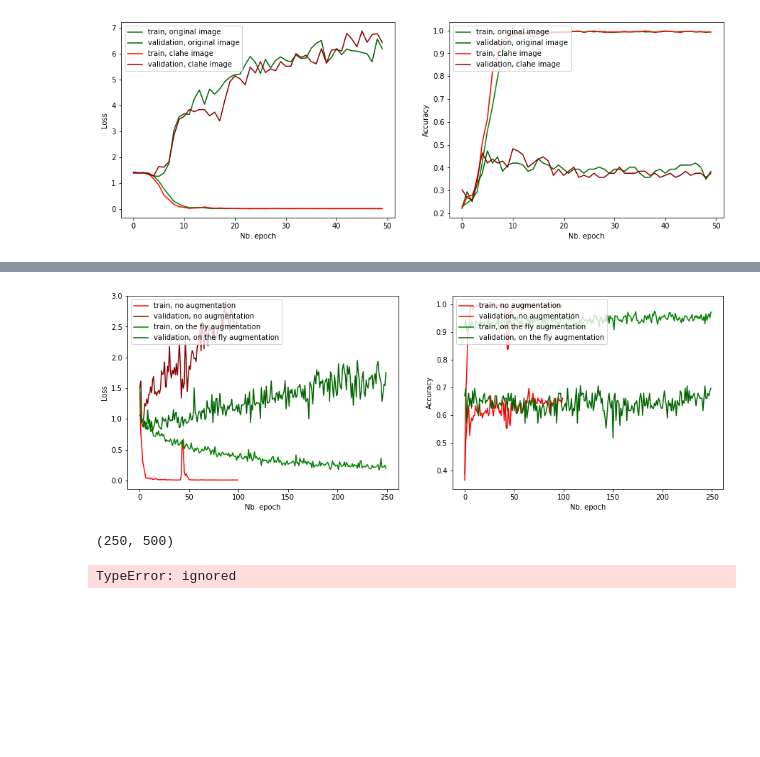
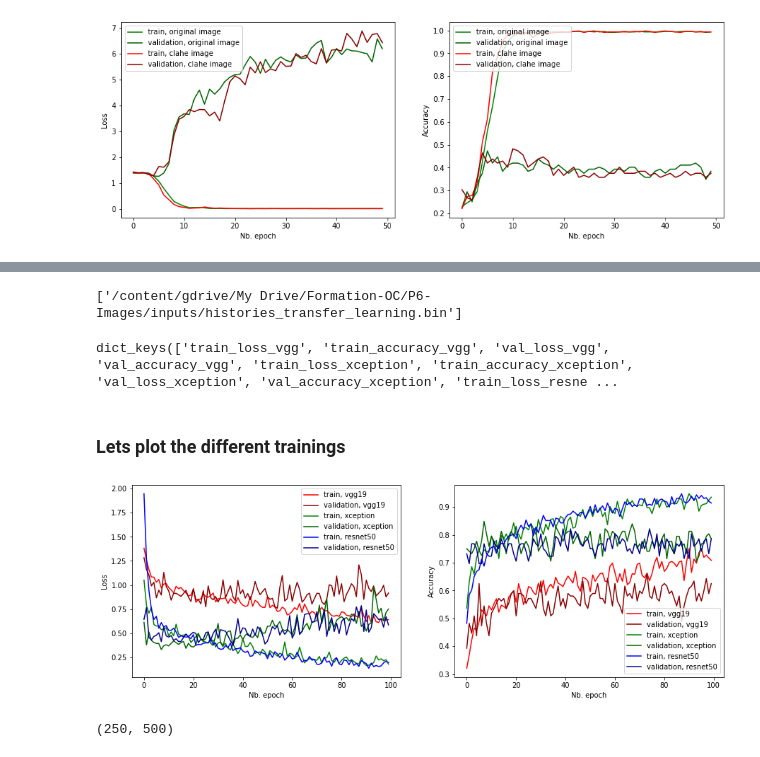
Before and after one commit to Jeremynadal33/classify_stanford_dogs, a Jupyter notebook: baseline.ipynb, the cells around one changed output, grey strips where cells are left out. Saved outputs shown, nothing was run; the diff lists cells and outputs as text; code cells hidden in the pictures; blank space fills up the shorter version.

```diff
--- a/baseline.ipynb
+++ b/baseline.ipynb
@@ -1226,44 +1335,70 @@ Epoch 250/250
 # %%
-model_vgg19.save(root_dir+'models/vgg19.h5')
+import joblib
+
+histories = joblib.load(input_dir+'histories_transfer_learning.bin')
+
+histories['train_loss_resnet'] = history_resnet.history['loss']
+histories['train_accuracy_resnet'] = history_resnet.history['accuracy']
+histories['val_loss_resnet'] = history_resnet.history['val_loss']
+histories['val_accuracy_resnet'] = history_resnet.history['val_accuracy']
+
+joblib.dump(histories, input_dir+'histories_transfer_learning.bin')
+# %% [output]
+['/content/gdrive/My Drive/Formation-OC/P6-Images/inputs/histories_transfer_learning.bin']
+# %%
+import joblib
+
+histories = joblib.load(input_dir+'histories_transfer_learning.bin')
+print(histories.keys())
+# %% [output]
+dict_keys(['train_loss_vgg', 'train_accuracy_vgg', 'val_loss_vgg', 'val_accuracy_vgg', 'train_loss_xception', 'train_accuracy_xception', 'val_loss_xception', 'val_accuracy_xception', 'train_loss_resne ...
+# %% [markdown]
+### Lets plot the different trainings
 # %%
 #Light color for train and dark for validation
 #Green for augmentation and red for no augmentation
 
 fig, axes = plt.subplots(1, 2, figsize=(15,5), sharex=False)
 
 
-axes[0].plot(history_no_aug.history['loss'], label='train, no augmentation ',color = 'red')
-axes[0].plot(history_no_aug.history['val_loss'], label='validation, no augmentation',color = 'darkred')
-axes[0].plot(history_aug.history['loss'], label='train, on the fly augmentation ', color='green')
-axes[0].plot(history_aug.history['val_loss'], label='validation, on the fly augmentation', color='darkgreen')
+axes[0].plot(histories['train_loss_vgg'], label='train, vgg19 ',color = 'red')
+axes[0].plot(histories['val_loss_vgg'], label='validation, vgg19',color = 'darkred')
+
+
+axes[0].plot(histories['train_loss_xception'], label='train, xception ',color = 'green')
+axes[0].plot(histories['val_loss_xception'], label='validation, xception',color = 'darkgreen')
+
+
+axes[0].plot(histories['train_loss_resnet'], label='train, resnet50',color = 'blue')
+axes[0].plot(histories['val_loss_resnet'], label='validation, resnet50',color = 'darkblue')
+
 
 axes[0].set_ylabel('Loss')
 axes[0].set_xlabel('Nb. epoch')
 #axes[0].title('Loss for 4 species of dogs without data augmentation')
-axes[0].legend(loc='upper left')
+axes[0].legend(loc='upper right')
+
+axes[1].plot(histories['train_accuracy_vgg'], label='train, vgg19 ',color = 'red')
+axes[1].plot(histories['val_accuracy_vgg'], label='validation, vgg19',color = 'darkred')
 
 
-axes[1].plot(history_no_aug.history['accuracy'], label='train, no augmentation ',color = 'red')
-axes[1].plot(history_no_aug.history['val_accuracy'], label='validation, no augmentation',color = 'red')
+axes[1].plot(histories['train_accuracy_xception'], label='train, xception ',color = 'green')
+axes[1].plot(histories['val_accuracy_xception'], label='validation, xception',color = 'darkgreen')
 
 
-axes[1].plot(history_aug_bis.history['accuracy'], label='train, on the fly augmentation ', color='green')
-axes[1].plot(history_aug_bis.history['val_accuracy'], label='validation, on the fly augmentation', color='darkgreen')
+axes[1].plot(histories['train_accuracy_resnet'], label='train, resnet50',color = 'blue')
+axes[1].plot(histories['val_accuracy_resnet'], label='validation, resnet50',color = 'darkblue')
 
 axes[1].set_ylabel('Accuracy')
 axes[1].set_xlabel('Nb. epoch')
 #axes[1].title('Accuracy for 4 species of dogs without data augmentation')
-axes[1].legend(loc='upper left')
+axes[1].legend(loc='lower right')
 
-plt.savefig(root_dir+'pngs/train_vgg_aug_no_aug.png')
+plt.savefig(root_dir+'pngs/train_transfer_learning.png')
 plt.show()
 # %% [output]
-[figure, old version]
+[figure, new version]
 # %%
 len(history_aug.history['accuracy']),len(history_aug.history['accuracy'])+len(history_aug_bis.history['accuracy'])
 # %% [output]
 (250, 500)
-# %%
-history = history_aug+history_aug_bis
-# %% [output]
-TypeError: ignored
```
Also changed, not shown: parts of 19 cells of this notebook.
